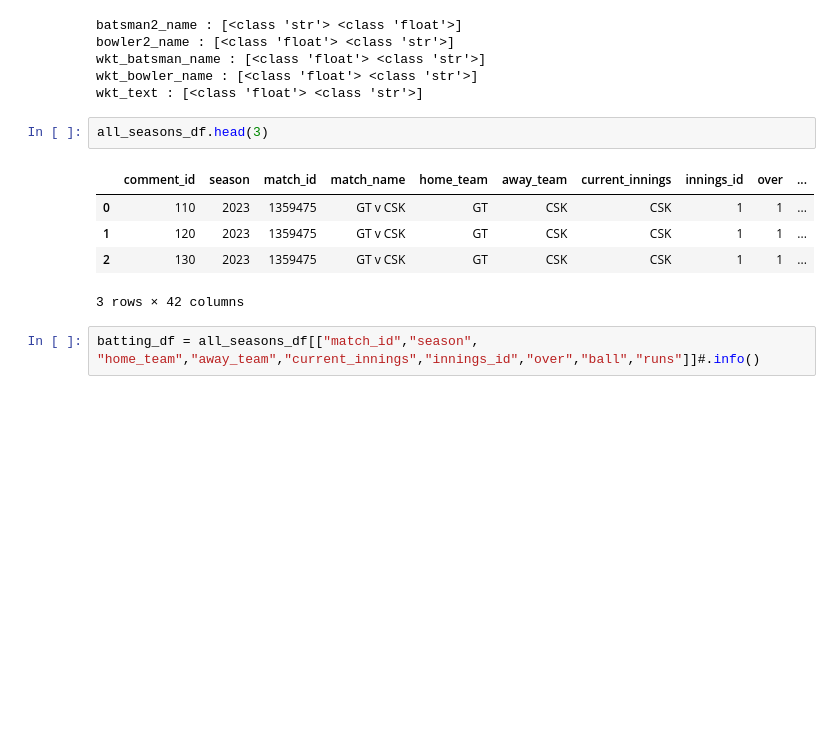
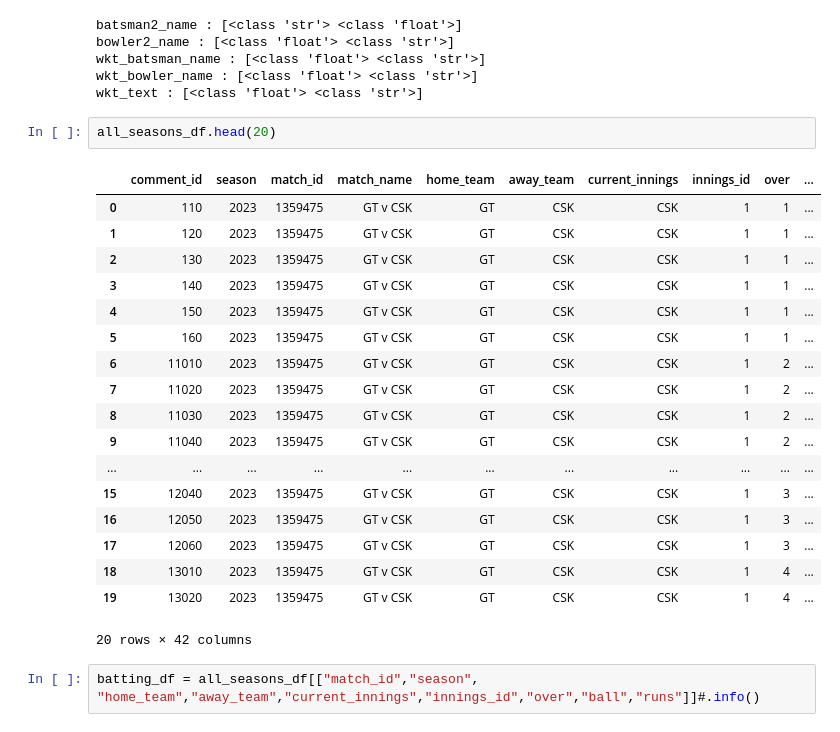
Before and after one commit to kirankthota79/IPL-All-Seasons, a Jupyter notebook: IPL-All-Seasons.ipynb, the cells around one changed output. Saved outputs shown, nothing was run; the diff lists cells and outputs as text; blank space fills up the shorter version.

```diff
--- a/IPL-All-Seasons.ipynb
+++ b/IPL-All-Seasons.ipynb
@@ -88,12 +88,25 @@ wkt_batsman_name : [<class 'float'> <class 'str'>]
 wkt_bowler_name : [<class 'float'> <class 'str'>]
 wkt_text : [<class 'float'> <class 'str'>]
 # %%
-all_seasons_df.head(3)
+all_seasons_df.head(20)
 # %% [output]
 |  | comment_id | season | match_id | match_name | home_team | away_team | current_innings | innings_id | over | ... |
 | 0 | 110 | 2023 | 1359475 | GT v CSK | GT | CSK | CSK | 1 | 1 | ... |
 | 1 | 120 | 2023 | 1359475 | GT v CSK | GT | CSK | CSK | 1 | 1 | ... |
 | 2 | 130 | 2023 | 1359475 | GT v CSK | GT | CSK | CSK | 1 | 1 | ... |
+| 3 | 140 | 2023 | 1359475 | GT v CSK | GT | CSK | CSK | 1 | 1 | ... |
+| 4 | 150 | 2023 | 1359475 | GT v CSK | GT | CSK | CSK | 1 | 1 | ... |
+| 5 | 160 | 2023 | 1359475 | GT v CSK | GT | CSK | CSK | 1 | 1 | ... |
+| 6 | 11010 | 2023 | 1359475 | GT v CSK | GT | CSK | CSK | 1 | 2 | ... |
+| 7 | 11020 | 2023 | 1359475 | GT v CSK | GT | CSK | CSK | 1 | 2 | ... |
+| 8 | 11030 | 2023 | 1359475 | GT v CSK | GT | CSK | CSK | 1 | 2 | ... |
+| 9 | 11040 | 2023 | 1359475 | GT v CSK | GT | CSK | CSK | 1 | 2 | ... |
+| ... | ... | ... | ... | ... | ... | ... | ... | ... | ... | ... |
+| 15 | 12040 | 2023 | 1359475 | GT v CSK | GT | CSK | CSK | 1 | 3 | ... |
+| 16 | 12050 | 2023 | 1359475 | GT v CSK | GT | CSK | CSK | 1 | 3 | ... |
+| 17 | 12060 | 2023 | 1359475 | GT v CSK | GT | CSK | CSK | 1 | 3 | ... |
+| 18 | 13010 | 2023 | 1359475 | GT v CSK | GT | CSK | CSK | 1 | 4 | ... |
+| 19 | 13020 | 2023 | 1359475 | GT v CSK | GT | CSK | CSK | 1 | 4 | ... |
-3 rows × 42 columns
+20 rows × 42 columns
 # %%
 batting_df = all_seasons_df[["match_id","season", "home_team","away_team","current_innings","innings_id","over","ball","runs"]]#.info()
```
Also changed, not shown: parts of 3 cells of this notebook.
